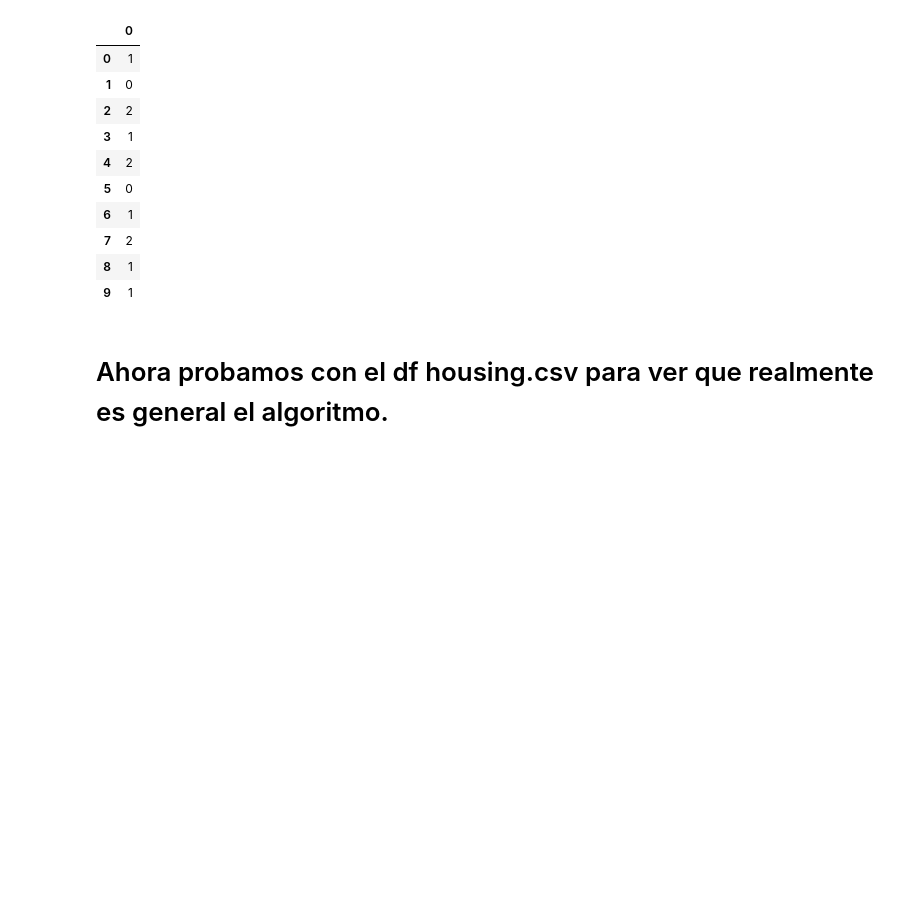
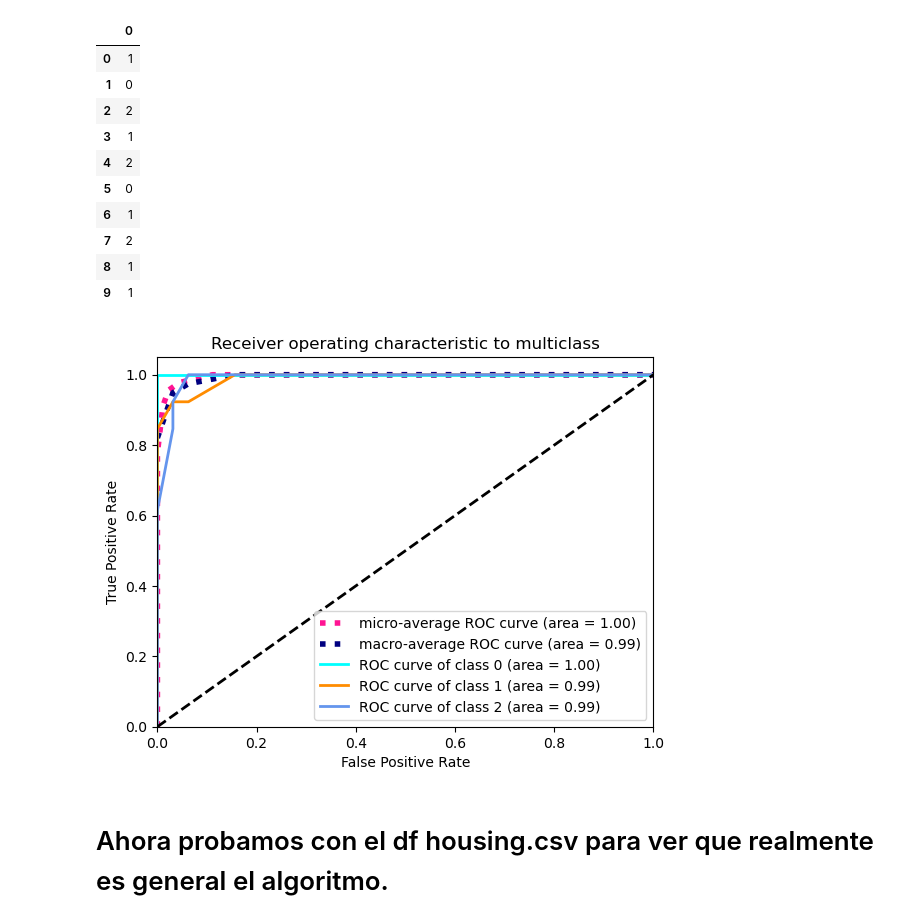
Before and after one commit to Vic263RP/MIA3-Formacion-2023-UV-AI, a Jupyter notebook: B1_HerramientasParaIA/T4_MachineLearning/Tarea4/Rodriguez_Part_Victor.ipynb, the cells around one changed output. Cells and saved outputs as stored; diff of their text form; code cells hidden in the pictures; blank space fills up the shorter version.

```diff
--- a/B1_HerramientasParaIA/T4_MachineLearning/Tarea4/Rodriguez_Part_Victor.ipynb
+++ b/B1_HerramientasParaIA/T4_MachineLearning/Tarea4/Rodriguez_Part_Victor.ipynb
@@ -277,6 +351,12 @@ pd.DataFrame(pipeline_iris.predecir(pipeline_iris.test_reducido)).head(10)
 | 7 | 2 |
 | 8 | 1 |
 | 9 | 1 |
+# %%
+X = pd.DataFrame(pipeline_iris.test_reducido)
+y = pipeline_iris.test.loc[:,'target']
+pipeline_iris.summary_results(X, y)
+# %% [output]
+[figure, added]
 # %% [markdown]
 # Ahora probamos con el df housing.csv para ver que realmente es general el algoritmo.
 # %%
```
Also changed, not shown: parts of 8 cells of this notebook.
